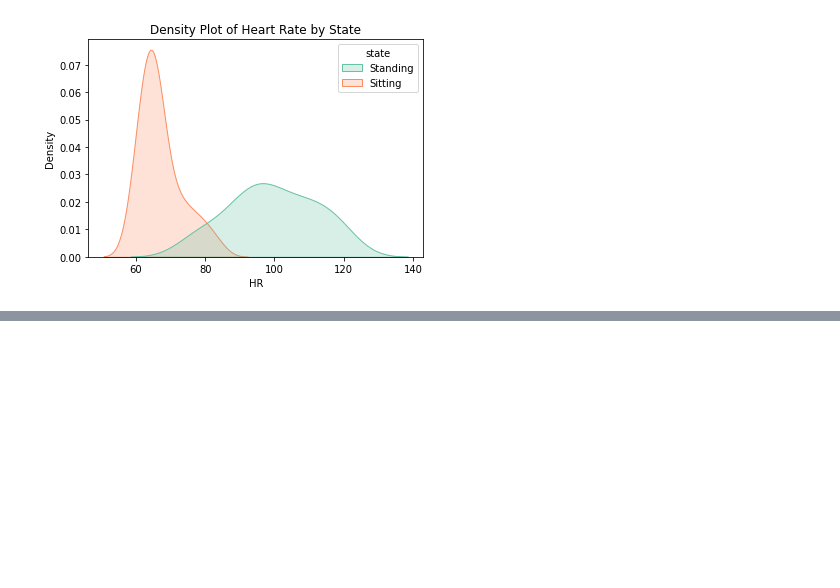
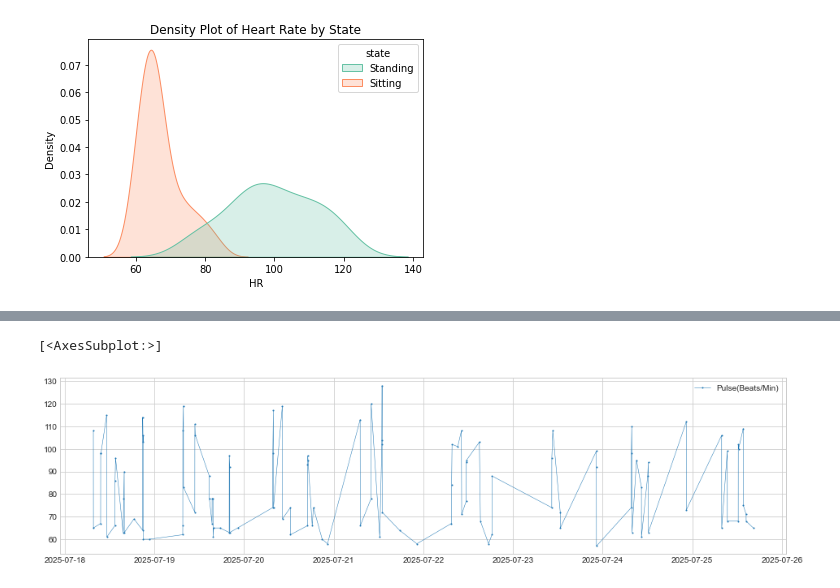
Before and after one commit to enl9076/CardioTracker, a Jupyter notebook: test.ipynb, the cells around one changed output, grey strips where cells are left out. Cells and saved outputs as stored; diff of their text form; code cells hidden in the pictures; blank space fills up the shorter version.

```diff
--- a/test.ipynb
+++ b/test.ipynb
@@ -150,0 +178,7 @@ plt.show()
+# %%
+volatility_detector = VolatilityShiftAD(c=6, side="positive", window=10)
+anomolies = volatility_detector.fit_detect(data)
+plot(data, anomolies, anomaly_color='red')
+# %% [output]
+[<AxesSubplot:>]
+[figure, added]
```
Also changed, not shown: parts of 9 cells of this notebook, 8 other files.
